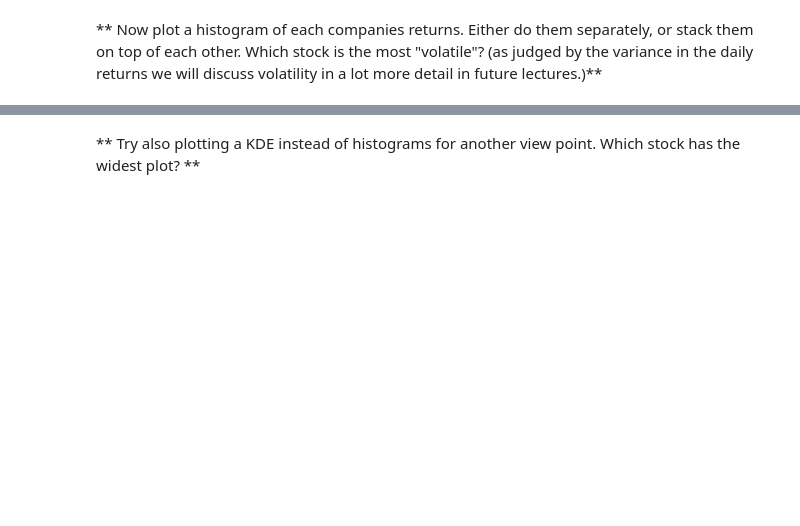
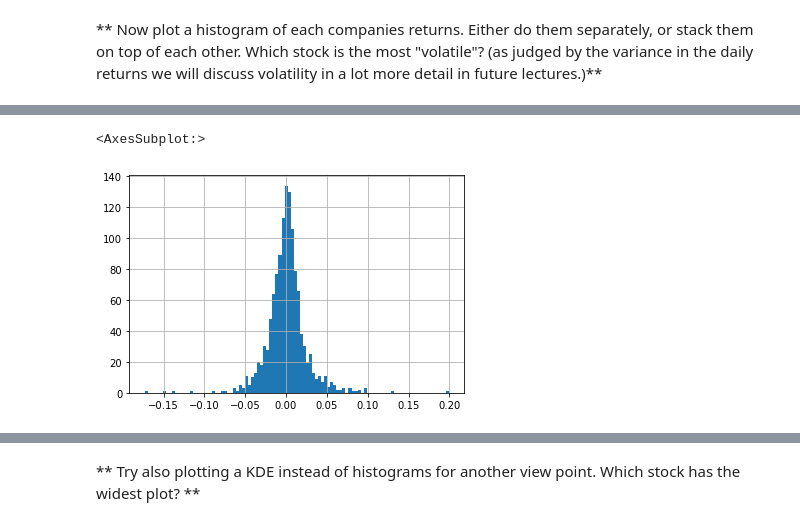
Before and after one commit to morris-huang-15/A-Stock-Market-Analysis-Project-using-Python, a Jupyter notebook: Stock Market Analysis Project.ipynb, the cells around one changed output, grey strips where cells are left out. Drawn from its saved outputs; the diff is of its cells as text; code cells hidden in the pictures; blank space fills up the shorter version.

```diff
--- a/Stock Market Analysis Project.ipynb
+++ b/Stock Market Analysis Project.ipynb
@@ -324,0 +293,5 @@ This defines r_t (return at time t) as equal to the price at time t divided by t
+# %%
+gm['returns'].hist(bins=100)
+# %% [output]
+<AxesSubplot:>
+[figure, added]
```
Also changed, not shown: parts of 28 cells of this notebook.
